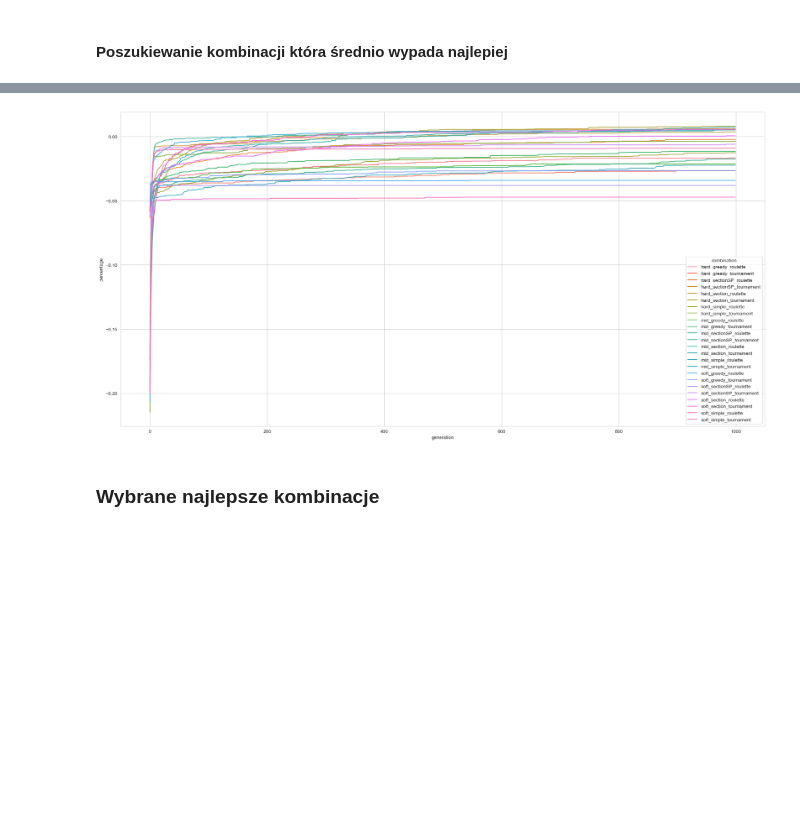
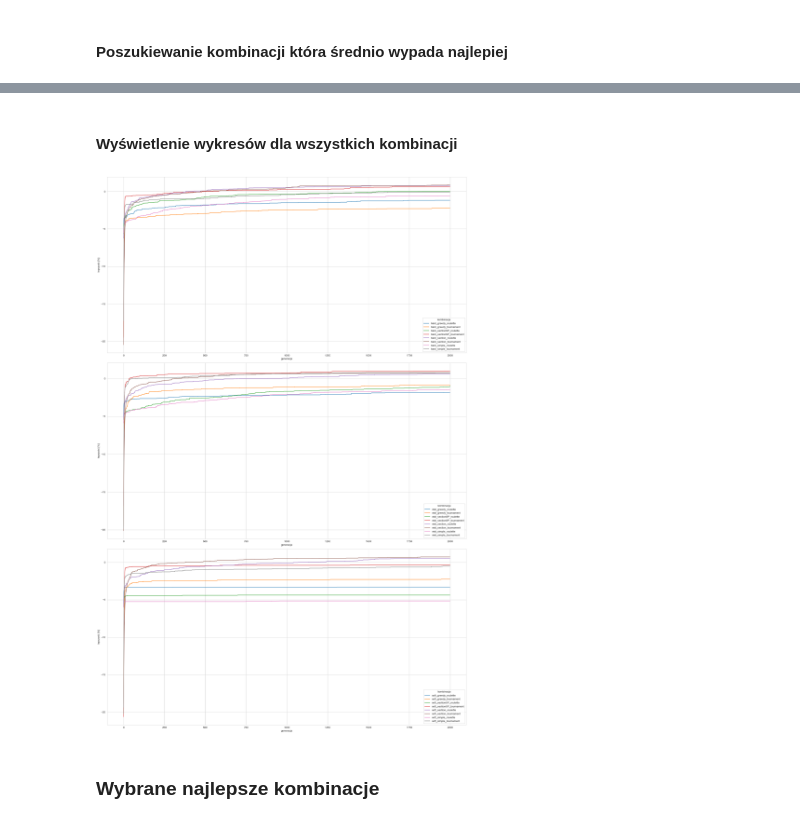
Before and after one commit to qert6g35/genetic_for_flowshop, a Jupyter notebook: Sprawozdanie.ipynb, the cells around one changed output, grey strips where cells are left out. Saved outputs shown, nothing was run; the diff lists cells and outputs as text; code cells hidden in the pictures; blank space fills up the shorter version.

```diff
--- a/Sprawozdanie.ipynb
+++ b/Sprawozdanie.ipynb
@@ -112,7 +113,7 @@ selections = ["roulette", "tournament"]
 #Parametry algrytmu genetycznego
 population_size = 50
 mutation_rate = 0.2
-generations = 1000
+generations = 2000
 # %% [markdown]
 ### Szukanie najlepszej kombinacji operatorów genetycznych
 # %%
@@ -122,7 +123,7 @@ for J in J_list:
     for mutation in mutations:
         for crossover in crossovers:
             for selection in selections:
-                ga = GeneticAlgorithm(J,
+                ga = GeneticAlgorithm(copy.copy(J),
                             population_size,
                             mutation_rate,
                             generations,
@@ -136,7 +137,8 @@ for J in J_list:
                     best_solution_Cmax = C_Max(J,best_solution)
                     percentage = (nehcmax - best_solution_Cmax)
                     percentage = percentage/nehcmax
-                    results.append({'combination': mutation+"_"+crossover+"_"+selection, 'generation': i,'Cmax': best_solution_Cmax, 'percentage': percentage})
+                    percentage = percentage * 100
+                    results.append({'kombinacja': mutation+"_"+crossover+"_"+selection, 'mutacja':mutation,'krzyżówka':crossover,'selekcja':selection,'generacja': i,'Cmax': best_solution_Cmax, 'lepszość [%]': percentage})
 
 
 
@@ -191,0 +169,10 @@ Name: percentage, dtype: float64
+# %%
+final = df[df["generacja"].isin([df["generacja"].max()])]
+mean_for_each_config_final = final.groupby(['kombinacja','mutacja','krzyżówka','selekcja'],as_index=False).agg({'lepszość [%]':'mean'})
+
+mean_for_each_config = df.groupby(['kombinacja','mutacja','krzyżówka','selekcja','generacja'],as_index=False).agg({'lepszość [%]':'mean'})
+
+final_1 = mean_for_each_config_final[mean_for_each_config_final["lepszość [%]"].isin([mean_for_each_config_final["lepszość [%]"].max()])]
+
+print("kombinacja która wypadła średnio najlepiej:")
+print(final_1)
@@ -210,13 +214,21 @@ warnings.filterwarnings(
     message=r"When grouping with a length-1 list-like, you will need to pass a length-1 tuple to get_group in a future version of pandas\. Pass `\(name,\)` instead of `name` to silence this warning\.",
     category=FutureWarning,
 )
+# %% [markdown]
+#### Wyświetlenie wykresów dla wszystkich kombinacji
 # %%
+splitby = 'mutacja'
+categories = mean_for_each_config[splitby]
+categories = categories.unique()
+
 sns.set_style("whitegrid")
 pd.set_option('mode.use_inf_as_na', False)
-fig = plt.subplots(figsize=(20, 10))
-sns.lineplot(x = "generation", y = "percentage", data=mean_for_each_config, hue='combination')
+fig,axis = plt.subplots(len(categories),1,figsize=(20, 10*len(categories)))
+for i in range(len(categories)):
+    # print(mean_for_each_config[mean_for_each_config[splitby]==category].head(4))
+    sns.lineplot(ax=axis[i], x = "generacja", y = "lepszość [%]", data=mean_for_each_config[mean_for_each_config[splitby]==categories[i]], hue='kombinacja')
 
 plt.tight_layout()
 plt.show()
 # %% [output]
-[figure, old version]
+[figure, new version]
```
Also changed, not shown: parts of 31 cells of this notebook.
